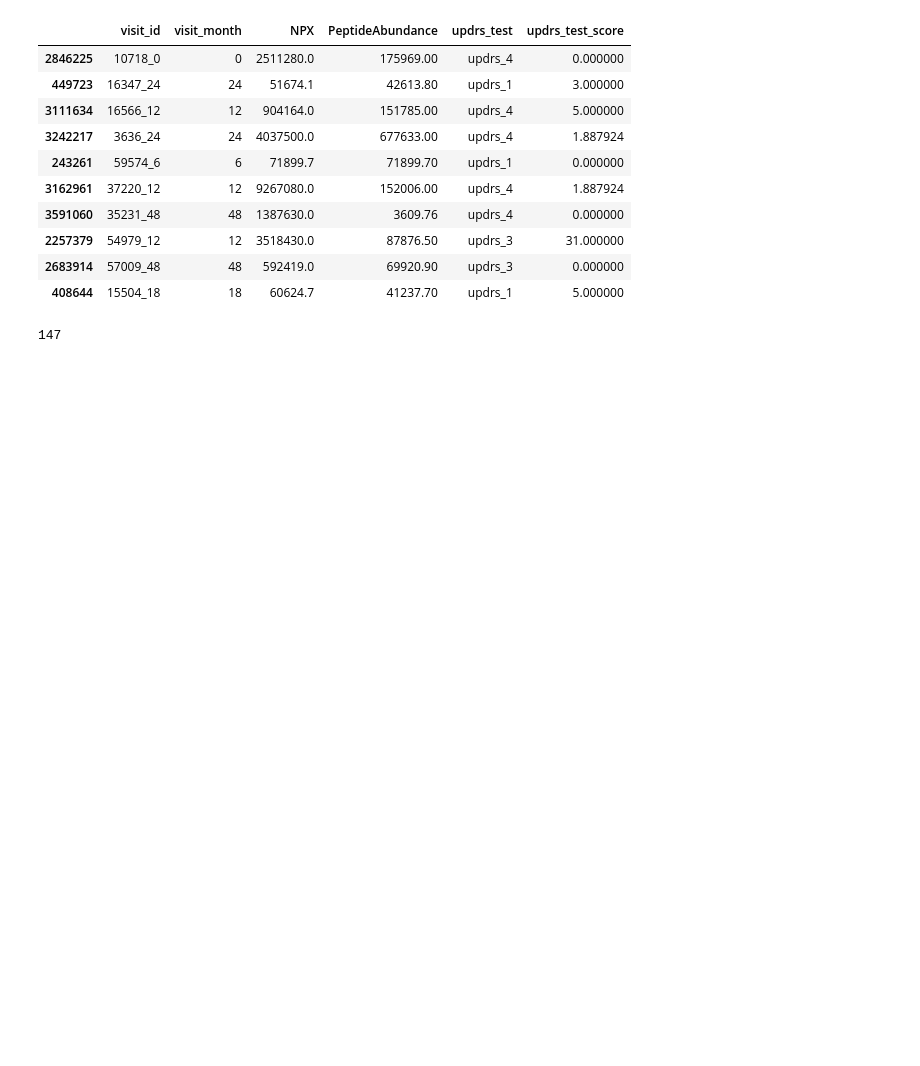
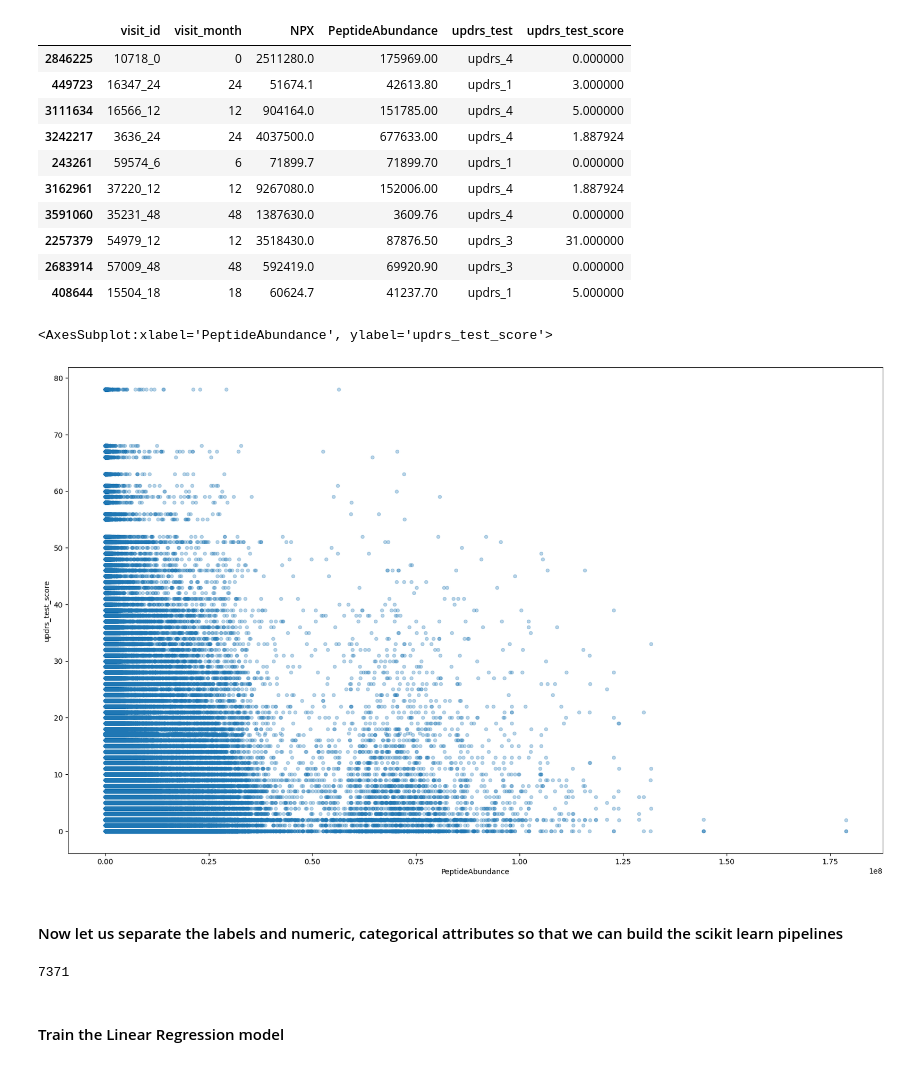
Before and after one commit to sumaniitm/AMP-parkinsons-disease-progression-prediction, a Jupyter notebook: amp-parkinson-s-disease-progression-prediction.ipynb, the cells around one changed output. Saved outputs shown, nothing was run; the diff lists cells and outputs as text; code cells hidden in the pictures; blank space fills up the shorter version.

Commit message:
Kaggle Notebook | AMP®-Parkinson's Disease Progression Prediction | Trial models

```diff
--- a/amp-parkinson-s-disease-progression-prediction.ipynb
+++ b/amp-parkinson-s-disease-progression-prediction.ipynb
@@ -242,16 +253,26 @@ strat_train_set.head(10)
 | 2257379 | 54979_12 | 12 | 3518430.0 | 87876.50 | updrs_3 | 31.000000 |
 | 2683914 | 57009_48 | 48 | 592419.0 | 69920.90 | updrs_3 | 0.000000 |
 | 408644 | 15504_18 | 18 | 60624.7 | 41237.70 | updrs_1 | 5.000000 |
+# %%
+strat_train_set.plot(kind="scatter", x="PeptideAbundance", y="updrs_test_score", alpha=0.3, figsize=(20,12))
+# %% [output]
+<AxesSubplot:xlabel='PeptideAbundance', ylabel='updrs_test_score'>
+[figure, added]
+# %% [markdown]
+#### Now let us separate the labels and numeric, categorical attributes so that we can build the scikit learn pipelines
 # %%
 strat_train_set_wo_labels = strat_train_set.drop('updrs_test_score', axis=1)
 strat_train_set_labels = strat_train_set['updrs_test_score'].copy()
 strat_train_set_numeric = strat_train_set_wo_labels.drop(columns=['visit_id','visit_month','updrs_test'])
 strat_train_set_cat = strat_train_set_wo_labels[['visit_month','updrs_test']]
 
+strat_test_set_wo_labels = strat_test_set.drop('updrs_test_score', axis=1)
+strat_test_set_labels = strat_test_set['updrs_test_score'].copy()
+
 del full_training_data, full_training_data_melted
 gc.collect()
 # %% [output]
-147
+7371
 # %%
 from sklearn.preprocessing import StandardScaler
 
@@ -271,3 +293,5 @@ strat_train_set_prepared = full_pipeline.fit_transform(strat_train_set_wo_labels
+# %% [markdown]
+#### Train the Linear Regression model
 # %%
 from sklearn.linear_model import LinearRegression
 
```
Also changed, not shown: parts of 30 cells of this notebook.
